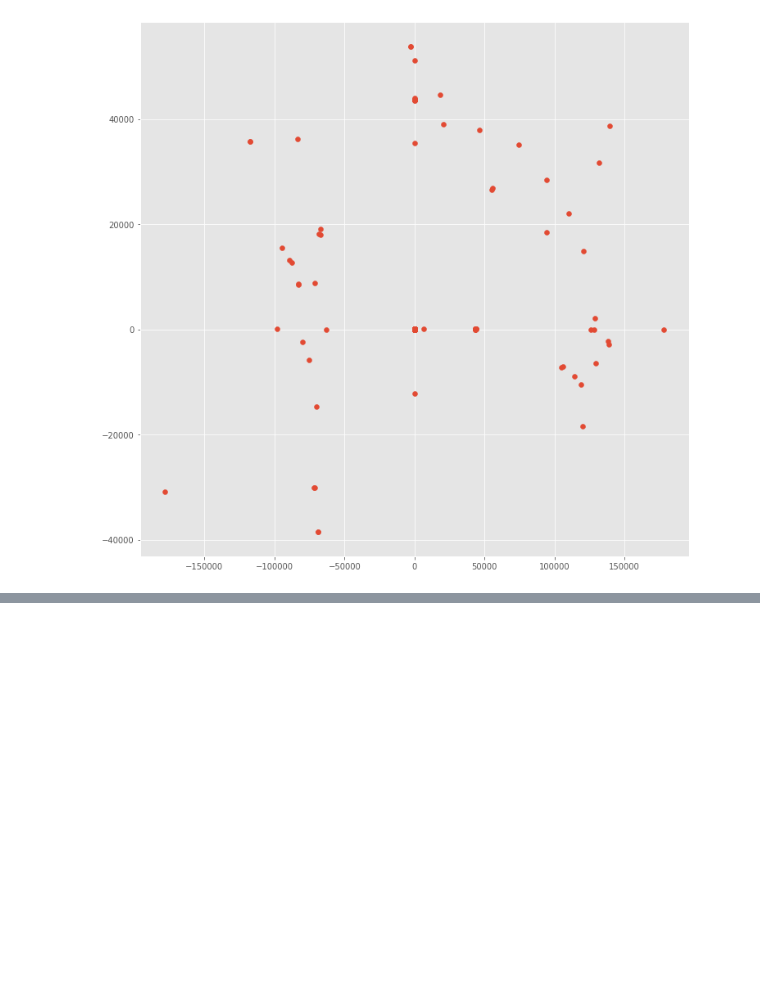
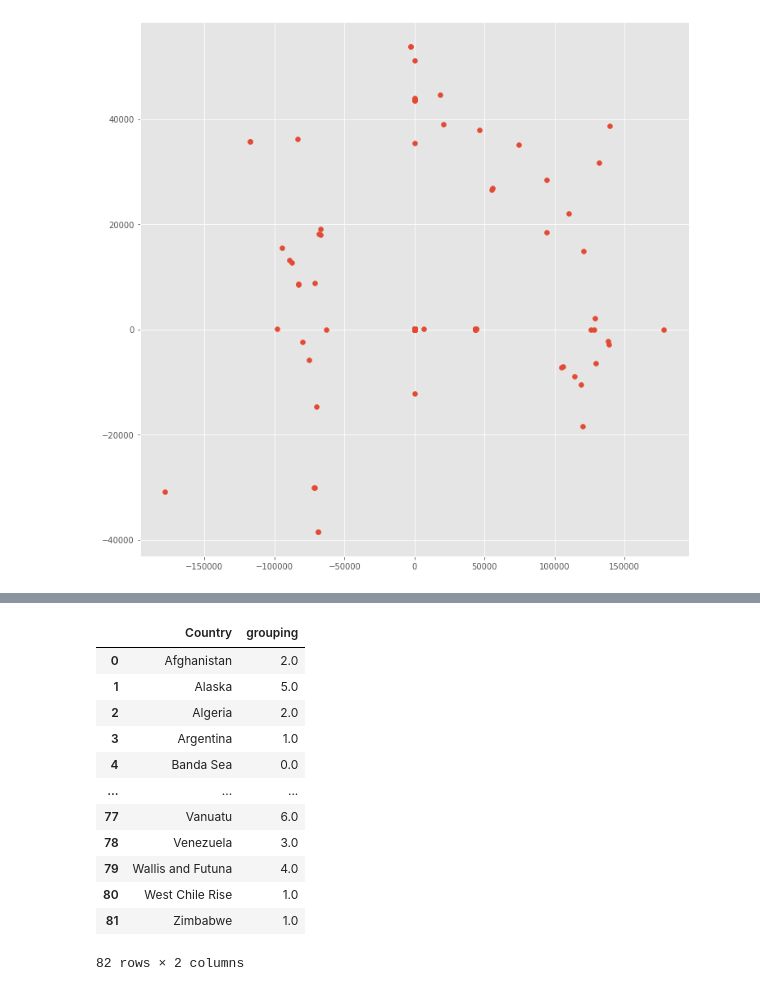
Before and after one commit to pmundot/Earthquakes, a Jupyter notebook: Final_Report_Team_Fugacity/Paul's_edit.ipynb, the cells around one changed output, grey strips where cells are left out. Saved outputs shown, nothing was run; the diff lists cells and outputs as text; code cells hidden in the pictures; blank space fills up the shorter version.

```diff
--- a/Final_Report_Team_Fugacity/Paul's_edit.ipynb
+++ b/Final_Report_Team_Fugacity/Paul's_edit.ipynb
@@ -542,3 +514,0 @@ Information.drop('grouping',axis=1)
-# %%
-tom=earthquake_data.join(T.set_index('Country'), on='Country')
-tom
@@ -558,0 +541,16 @@ tom
+# %%
+T
+# %% [output]
+|  | Country | grouping |
+| 0 | Afghanistan | 2.0 |
+| 1 | Alaska | 5.0 |
+| 2 | Algeria | 2.0 |
+| 3 | Argentina | 1.0 |
+| 4 | Banda Sea | 0.0 |
+| ... | ... | ... |
+| 77 | Vanuatu | 6.0 |
+| 78 | Venezuela | 3.0 |
+| 79 | Wallis and Futuna | 4.0 |
+| 80 | West Chile Rise | 1.0 |
+| 81 | Zimbabwe | 1.0 |
+82 rows × 2 columns
```
Also changed, not shown: parts of 5 cells of this notebook.
